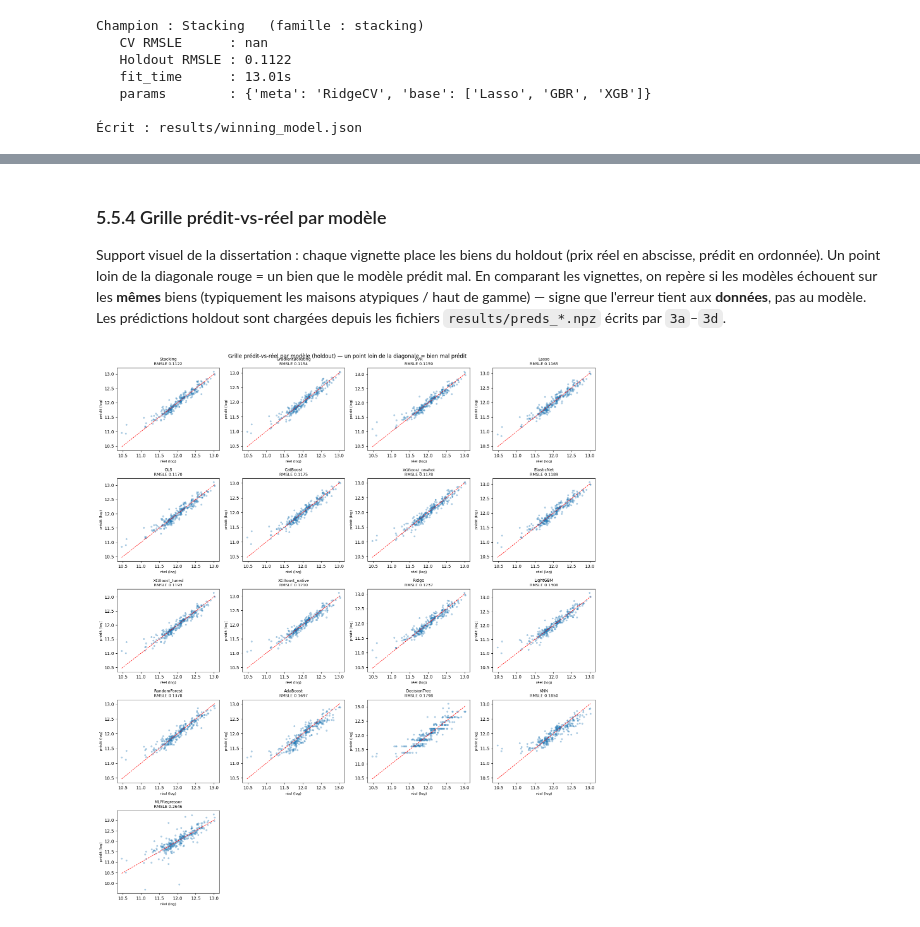
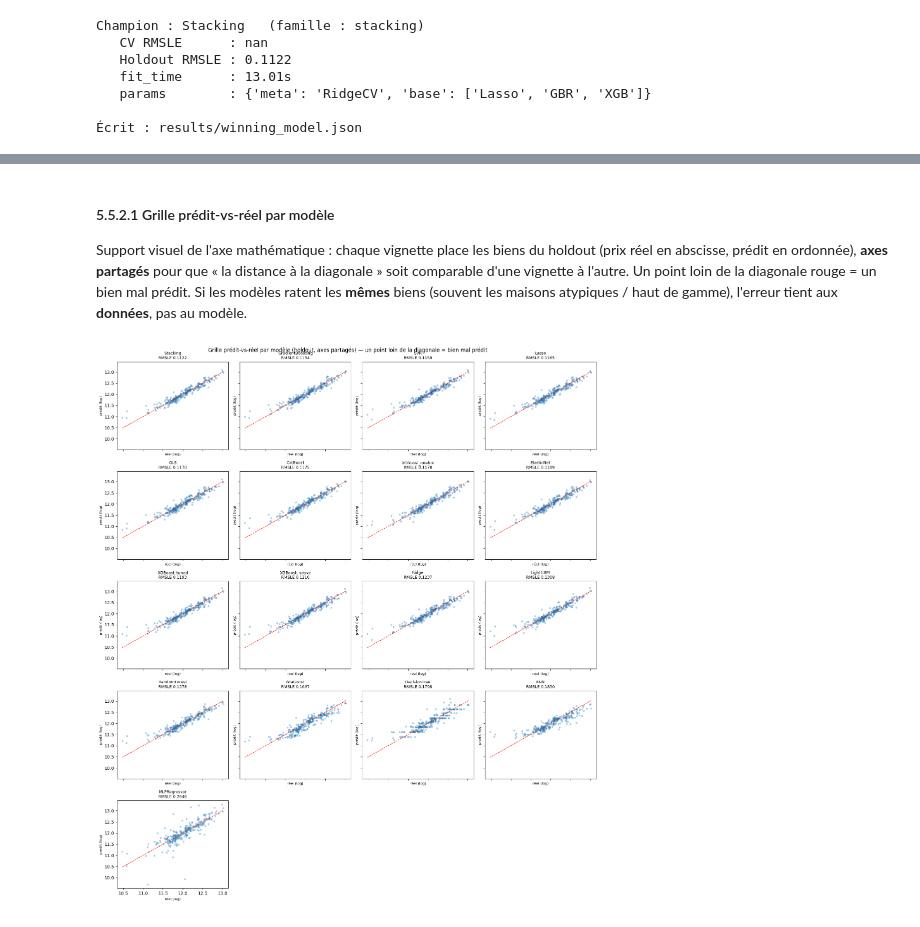
Before and after one commit to NoeBerdoz/predicting-house-prices-ml, a Jupyter notebook: 4_evaluation.ipynb, the cells around one changed output, grey strips where cells are left out. Cells and saved outputs as stored; diff of their text form; code cells hidden in the pictures.

```diff
--- a/4_evaluation.ipynb
+++ b/4_evaluation.ipynb
@@ -150,39 +244,27 @@ Champion : Stacking   (famille : stacking)
 # %% [markdown]
-### 5.5.4 Grille prédit-vs-réel par modèle
+#### 5.5.2.1 Grille prédit-vs-réel par modèle
 
-Support visuel de la dissertation : chaque vignette place les biens du holdout (prix réel en abscisse, prédit en ordonnée). Un point loin de la diagonale rouge = un bien que le modèle prédit mal. En comparant les vignettes, on repère si les modèles échouent sur les **mêmes** biens (typiquement les maisons atypiques / haut de gamme) — signe que l'erreur tient aux **données**, pas au modèle. Les prédictions holdout sont chargées depuis les fichiers `results/preds_*.npz` écrits par `3a`–`3d`.
+Support visuel de l'axe mathématique : chaque vignette place les biens du holdout (prix réel en abscisse, prédit en ordonnée), **axes partagés** pour que « la distance à la diagonale » soit comparable d'une vignette à l'autre. Un point loin de la diagonale rouge = un bien mal prédit. Si les modèles ratent les **mêmes** biens (souvent les maisons atypiques / haut de gamme), l'erreur tient aux **données**, pas au modèle.
 # %%
-pred_files = sorted(RESULTS_DIR.glob('preds_*.npz'))
-if not pred_files:
-    print("Aucun fichier results/preds_*.npz — exécuter 3a–3d pour générer la grille.")
-else:
-    preds, y_true = {}, None
-    for pf in pred_files:
-        d = np.load(pf)
-        for k in d.files:
-            if k == 'y_true':
-                y_true = d[k]
-            else:
-                preds[k] = d[k]
+ordered = [m for m in results_df['model'] if m in preds]   # trié par RMSLE holdout
+rmsle_by = dict(zip(results_df['model'], results_df['holdout_rmsle']))
 
-    ordered = [m for m in results_df['model'] if m in preds]   # trié par RMSLE holdout
-    rmsle_by = dict(zip(results_df['model'], results_df['holdout_rmsle']))
-
-    ncols = 4
-    nrows = int(np.ceil(len(ordered) / ncols))
-    fig, axes = plt.subplots(nrows, ncols, figsize=(4 * ncols, 3.6 * nrows))
-    axes = np.array(axes).reshape(-1)
-    lo, hi = float(y_true.min()), float(y_true.max())
-    for ax, m in zip(axes, ordered):
-        ax.scatter(y_true, preds[m], alpha=0.3, s=10)
-        ax.plot([lo, hi], [lo, hi], 'r--', lw=1)
-        ax.set_title(f"{m}\nRMSLE {rmsle_by.get(m, float('nan')):.4f}", fontsize=9)
-        ax.set_xlabel('réel (log)', fontsize=8)
-        ax.set_ylabel('prédit (log)', fontsize=8)
-    for ax in axes[len(ordered):]:
-        ax.axis('off')
-    fig.suptitle("Grille prédit-vs-réel par modèle (holdout) — un point loin de la diagonale = bien mal prédit", fontsize=12)
-    plt.tight_layout()
-    plt.show()
+ncols = 4
+nrows = int(np.ceil(len(ordered) / ncols))
+fig, axes = plt.subplots(nrows, ncols, figsize=(4 * ncols, 3.6 * nrows),
+                         sharex=True, sharey=True)
+axes = np.array(axes).reshape(-1)
+lo, hi = float(y_true.min()), float(y_true.max())
+for ax, m in zip(axes, ordered):
+    ax.scatter(y_true, preds[m], alpha=0.3, s=10)
+    ax.plot([lo, hi], [lo, hi], 'r--', lw=1)
+    ax.set_title(f"{m}\nRMSLE {rmsle_by.get(m, float('nan')):.4f}", fontsize=9)
+    ax.set_xlabel('réel (log)', fontsize=8)
+    ax.set_ylabel('prédit (log)', fontsize=8)
+for ax in axes[len(ordered):]:
+    ax.axis('off')
+fig.suptitle("Grille prédit-vs-réel par modèle (holdout, axes partagés) — un point loin de la diagonale = bien mal prédit", fontsize=12)
+plt.tight_layout()
+plt.show()
 # %% [output]
-[figure, old version]
+[figure, new version]
```
Also changed, not shown: parts of 17 cells of this notebook, 4 other files.
